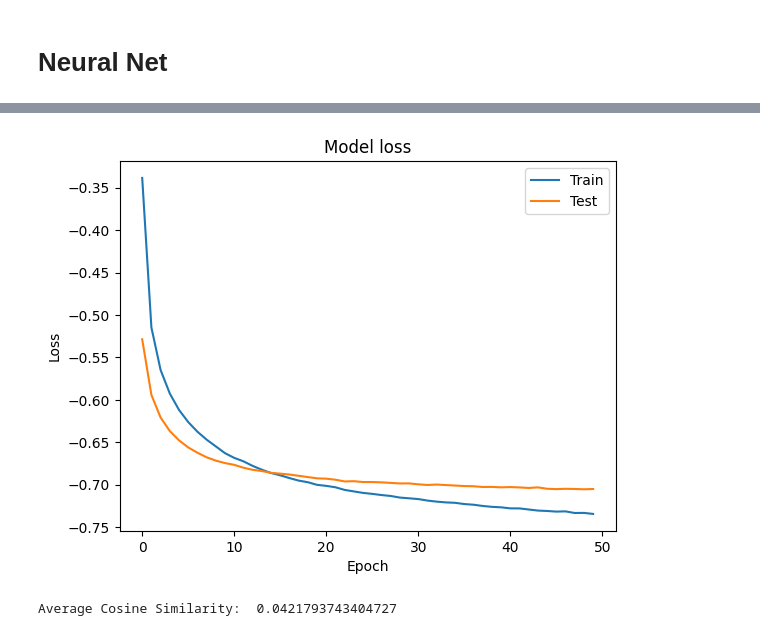
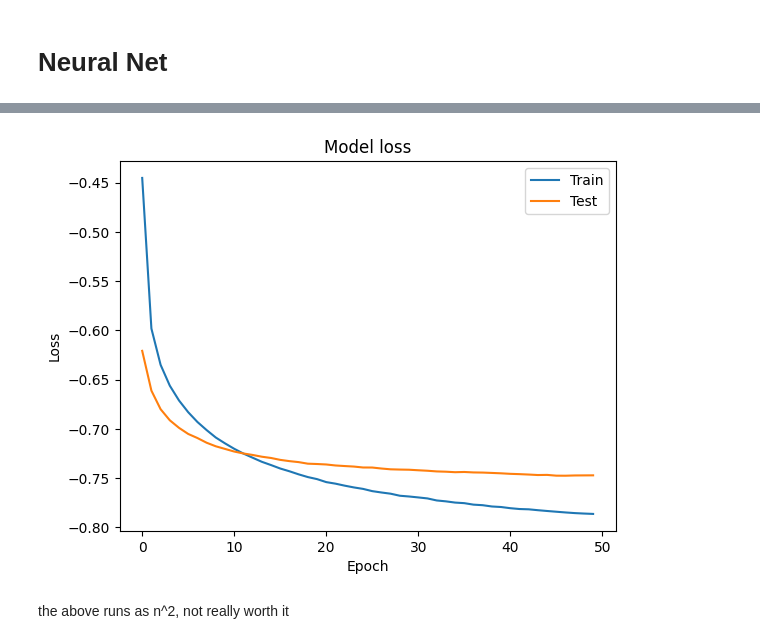
Before and after one commit to P-H-B-D/EmbeddingsTranslation, a Jupyter notebook: NNbigsmall.ipynb, the cells around one changed output, grey strips where cells are left out. Cells and saved outputs as stored; diff of their text form; code cells hidden in the pictures.

```diff
--- a/NNbigsmall.ipynb
+++ b/NNbigsmall.ipynb
@@ -19,11 +19,15 @@ df['mpnet_embedding'] = df['mpnet_embedding'].apply(str_to_list)
 df.rename(columns={'sbert_embedding':'train_y', 'mpnet_embedding':'train_x'}, inplace=True)
 
 #get train_x and train_y as numpy arrays
-train_x = np.array(df['train_x'].tolist())
-train_y = np.array(df['train_y'].tolist())
+unsplit_x = np.array(df['train_x'].tolist())
+unsplit_y = np.array(df['train_y'].tolist())
+
+#shuffle the data
+from sklearn.utils import shuffle
+unsplit_x, unsplit_y = shuffle(unsplit_x, unsplit_y, random_state=42)
 
 # split your data into training and test sets
-train_x, test_x, train_y, test_y = train_test_split(train_x, train_y, test_size=0.2, random_state=42)
+train_x, test_x, train_y, test_y = train_test_split(unsplit_x, unsplit_y, test_size=0.2, random_state=42)
 
 #x: sbert_embedding (768 dim)
 #y: mpnet_embedding (384 dim)
@@ -51,13 +55,13 @@ model = Sequential()
 
 
 # Add an first hidden layer
-model.add(Dense(1024, activation='relu', input_shape=(768,), kernel_regularizer=l2(0.00)))
+model.add(Dense(2048, activation='relu', input_shape=(768,), kernel_regularizer=l2(0.00)))
 
 # Add a dropout layer for regularization
 model.add(Dropout(0.5))
 
-# Add a second hidden layer
-model.add(Dense(1024, activation='relu', kernel_regularizer=l2(0.00)))
+# Add an first hidden layer
+model.add(Dense(2048, activation='relu', kernel_regularizer=l2(0.00)))
 
 # Add a dropout layer for regularization
 model.add(Dropout(0.5))
@@ -69,11 +73,12 @@ model.add(Dense(384, activation='linear'))
 # compile model
 model.compile(loss=cosine_similarity_loss, optimizer=tf.keras.optimizers.legacy.Adam(learning_rate=0.001))
 
+
 # add early stopping
 es = EarlyStopping(monitor='val_loss', mode='min', verbose=1, patience=50)
 
 # fit the model to the training data
-history = model.fit(train_x, train_y, validation_data=(test_x, test_y), epochs=50, batch_size=32, callbacks=[es])
+history = model.fit(train_x, train_y, validation_data=(test_x, test_y), epochs=50, batch_size=50, callbacks=[es])
 
 # plot the training loss
 plt.plot(history.history['loss'])
@@ -105,19 +110,6 @@ Epoch 50/50
-[figure, old version]
+[figure, new version]
-# %%
-import numpy as np
-
-def avg_cosine_similarity(vectors):
-    similarities = []
-    for i in range(len(vectors) - 1):
-        for j in range(i+1, len(vectors)):
-            similarity = np.dot(vectors[i], vectors[j]) / (np.linalg.norm(vectors[i]) * np.linalg.norm(vectors[j]))
-            similarities.append(similarity)
-    return np.mean(similarities)
-
-avg_cos_sim = avg_cosine_similarity(train_y)
-print("Average Cosine Similarity: ", avg_cos_sim)
-# %% [output]
-Average Cosine Similarity:  0.0421793743404727
+# %% [markdown]
+the above runs as n^2, not really worth it
 # %%
 from sentence_transformers import SentenceTransformer
 import numpy as np
```
Also changed, not shown: parts of 4 cells of this notebook, 8 other files.
